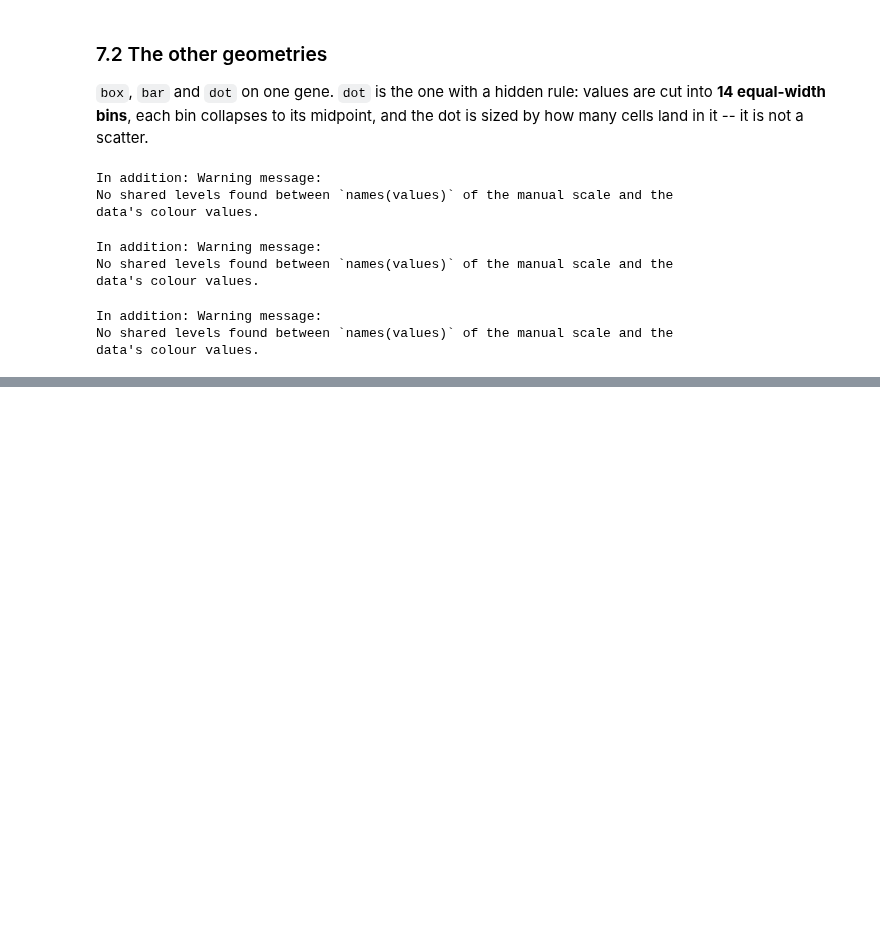
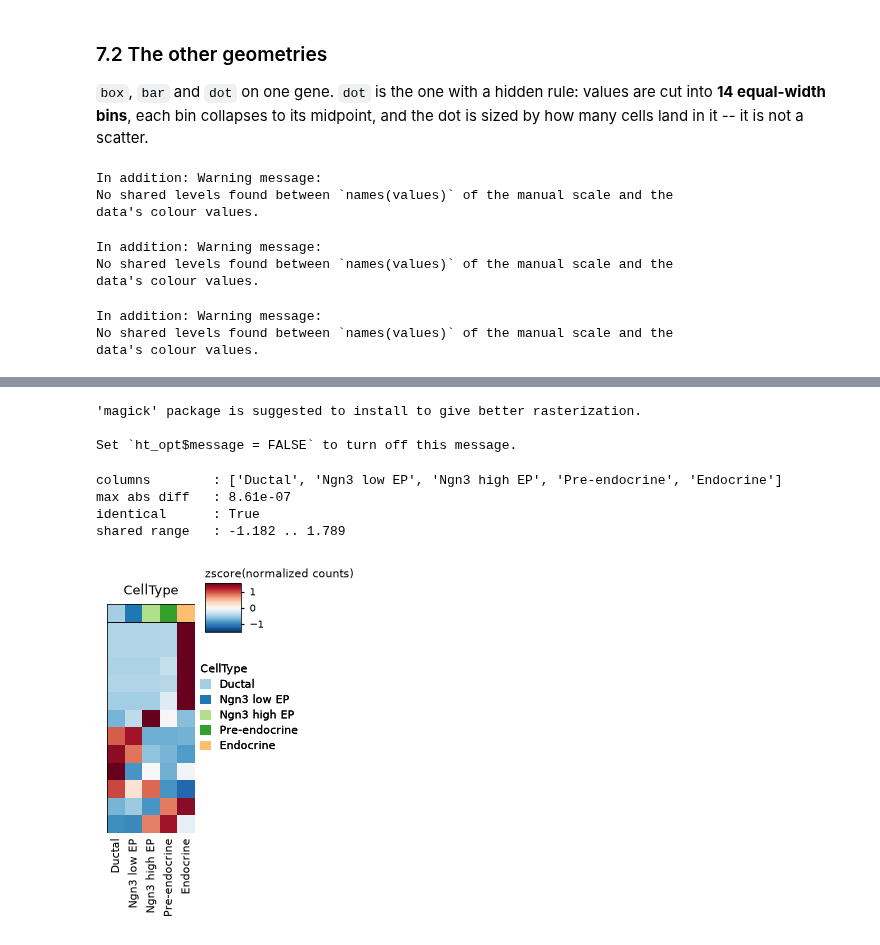
Before and after one commit to hamidghaedi/pySCP, a Jupyter notebook: notebooks/01_parity_foundation.ipynb, the cells around one changed output, grey strips where cells are left out. Cells and saved outputs as stored; diff of their text form; code cells hidden in the pictures; blank space fills up the shorter version.

```diff
--- a/notebooks/01_parity_foundation.ipynb
+++ b/notebooks/01_parity_foundation.ipynb
@@ -549,0 +526,34 @@ immediately. Fixed, with a regression test in `tests/test_cell_dim_plot.py`.
+# %%
+%%R -o r_hm,r_hm_rows,r_hm_cols
+# ComplexHeatmap draws in order to lay out, and rpy2 would reach for X11.
+grDevices::pdf(NULL)
+genes <- c("Ins1","Gcg","Sst","Ghrl","Ppy","Neurog3",
+           "Hes1","Sox9","Cpa1","Krt19","Pdx1","Nkx6-1")
+ht <- GroupHeatmap(pancreas_sub, features = genes, group.by = "CellType")
+r_hm      <- as.numeric(ht$matrix_list[[1]])
+r_hm_rows <- rownames(ht$matrix_list[[1]])
+r_hm_cols <- colnames(ht$matrix_list[[1]])
+# %% [output]
+'magick' package is suggested to install to give better rasterization.
+
+Set `ht_opt$message = FALSE` to turn off this message.
+# %%
+genes = ["Ins1","Gcg","Sst","Ghrl","Ppy","Neurog3",
+         "Hes1","Sox9","Cpa1","Krt19","Pdx1","Nkx6-1"]
+res = scp.pl.group_heatmap(adata, features=genes, group_by="CellType", layer="counts")
+P = res.matrices["CellType"]
+
+rn = [str(x) for x in r_hm_rows]
+cn = [str(x) for x in r_hm_cols]
+R = np.asarray(r_hm).reshape(len(rn), len(cn), order="F")
+delta = float(np.nanmax(np.abs(R - P.loc[rn, cn].to_numpy())))
+print("columns        :", cn)
+print("max abs diff   :", f"{delta:.2e}")
+print("identical      :", delta < 1e-5)
+print("shared range   : %.3f .. %.3f" % (np.nanmin(R), np.nanmax(R)))
+# %% [output]
+columns        : ['Ductal', 'Ngn3 low EP', 'Ngn3 high EP', 'Pre-endocrine', 'Endocrine']
+max abs diff   : 8.61e-07
+identical      : True
+shared range   : -1.182 .. 1.789
+[figure, added]
```
Also changed, not shown: parts of 5 cells of this notebook, 7 other files.
